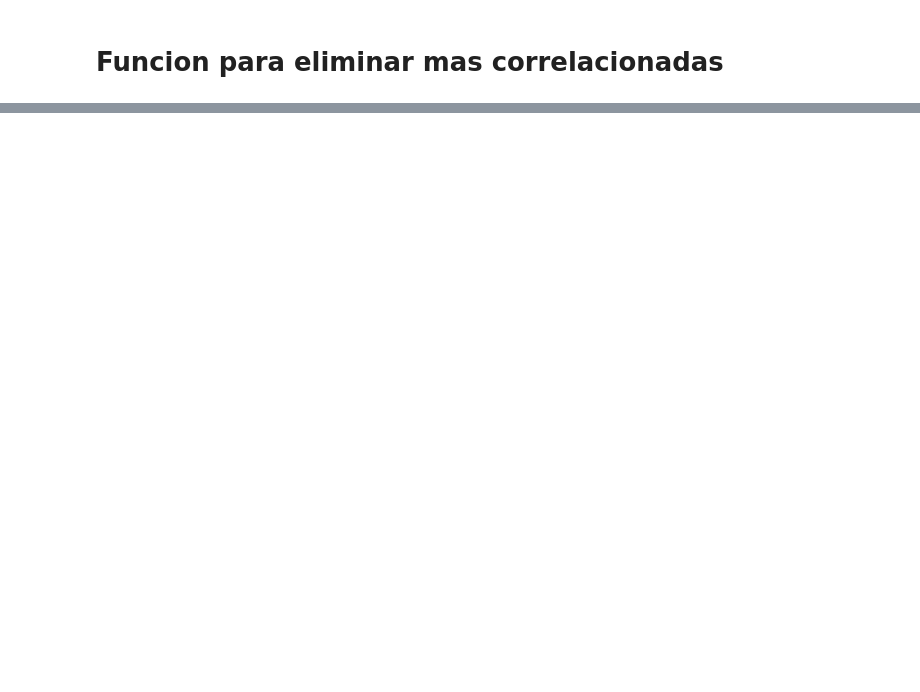
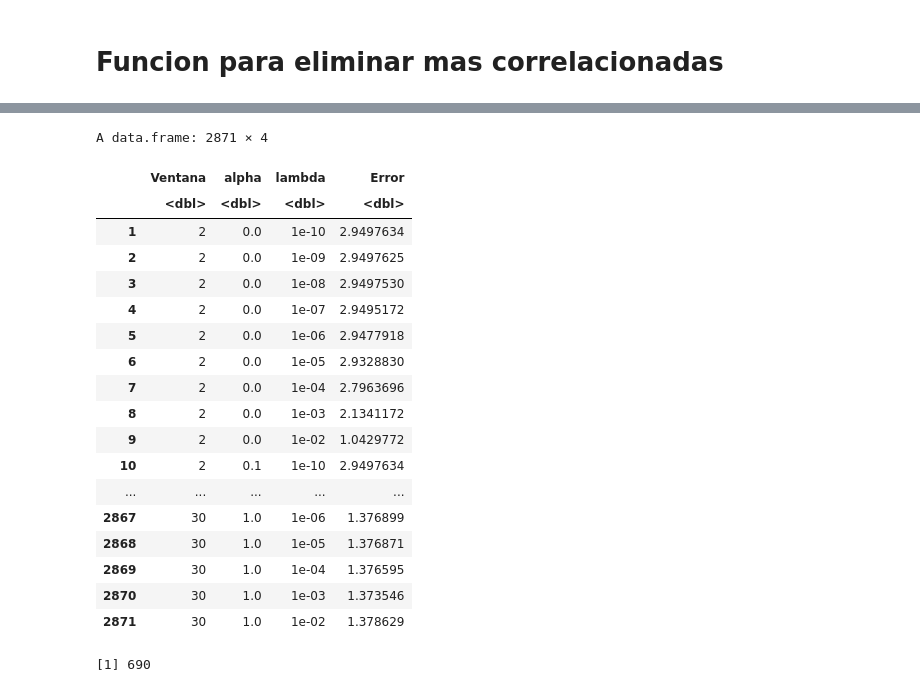
Before and after one commit to Lukas-De-Angelis-Riva/Aprendizaje-estadistico, a Jupyter notebook: trabajo_practico3/src/RangosFrecuencias.ipynb, the cells around one changed output, grey strips where cells are left out. Drawn from its saved outputs; the diff is of its cells as text; code cells hidden in the pictures; blank space fills up the shorter version.

Commit message:
CV para tamaño de ventana y otras yerbas

```diff
--- a/trabajo_practico3/src/RangosFrecuencias.ipynb
+++ b/trabajo_practico3/src/RangosFrecuencias.ipynb
@@ -120,0 +69,4 @@ eliminate_variables_high_corr <- function(vasijas_X, max_corr_acepted) {
+# %%
+progress <- function(n, min, max){
+    return((n - min)/(max-min)*100)
+}
@@ -120,0 +85,39 @@ eliminate_variables_high_corr <- function(vasijas_X, max_corr_acepted) {
+# %%
+set.seed(5)
+
+n = nrow(TRAIN_X)
+k = 5
+resultados <- data.frame(
+  Ventana =integer(),
+  Alpha   =double(),
+  Lambda  =double(),
+  Error   =double()
+)
+
+indices = obtener_indices(n, k)
+
+for(ventana in seq(2, 30, 1)){
+    for(alpha in seq(0, 1, 0.1)){
+        for(lambda in logspace(-10, -2, 9)){
+            err = 0
+            for(i in indices){
+                X <- preprocesamiento_agrupar(TRAIN_X, ventana)
+
+                X_train_scaled = scale(X[-i,])
+                Y_train = TRAIN_Y[-i]
+
+                X_test_scaled = scale(X[i,], center=attr(X_train_scaled, "scaled:center"),
+                              scale=attr(X_train_scaled, "scaled:scale"))
+
+                Y_test = TRAIN_Y[i]
+
+                model <- glmnet(X_train_scaled, Y_train, lambda=lambda, alpha=alpha)
+                Y_pred = predict(model, X_test_scaled)
+                err = err + sum((Y_test - Y_pred)^2)
+            }
+            resultados = rbind(resultados, list(ventana, alpha, lambda, err/n))
+        }
+    }
+    message(progress(ventana, 2, 30))
+}
+colnames(resultados)  <- c("Ventana", "alpha", "lambda", "Error")
@@ -120,0 +250,26 @@ eliminate_variables_high_corr <- function(vasijas_X, max_corr_acepted) {
+# %%
+resultados
+# %% [output]
+A data.frame: 2871 × 4
+|  | Ventana | alpha | lambda | Error |
+|  | <dbl> | <dbl> | <dbl> | <dbl> |
+| 1 | 2 | 0.0 | 1e-10 | 2.9497634 |
+| 2 | 2 | 0.0 | 1e-09 | 2.9497625 |
+| 3 | 2 | 0.0 | 1e-08 | 2.9497530 |
+| 4 | 2 | 0.0 | 1e-07 | 2.9495172 |
+| 5 | 2 | 0.0 | 1e-06 | 2.9477918 |
+| 6 | 2 | 0.0 | 1e-05 | 2.9328830 |
+| 7 | 2 | 0.0 | 1e-04 | 2.7963696 |
+| 8 | 2 | 0.0 | 1e-03 | 2.1341172 |
+| 9 | 2 | 0.0 | 1e-02 | 1.0429772 |
+| 10 | 2 | 0.1 | 1e-10 | 2.9497634 |
+| ... | ... | ... | ... | ... |
+| 2867 | 30 | 1.0 | 1e-06 | 1.376899 |
+| 2868 | 30 | 1.0 | 1e-05 | 1.376871 |
+| 2869 | 30 | 1.0 | 1e-04 | 1.376595 |
+| 2870 | 30 | 1.0 | 1e-03 | 1.373546 |
+| 2871 | 30 | 1.0 | 1e-02 | 1.378629 |
+# %%
+which.min(resultados$Error)
+# %% [output]
+[1] 690
```
Also changed, not shown: parts of 20 cells of this notebook, 2 other files.
